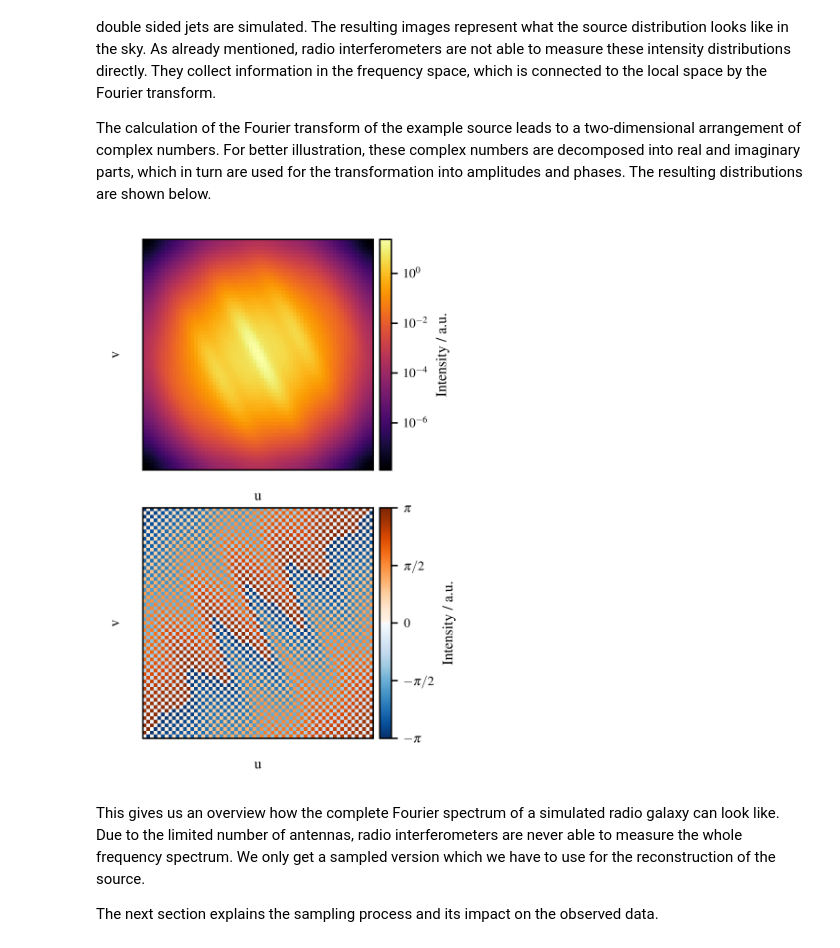
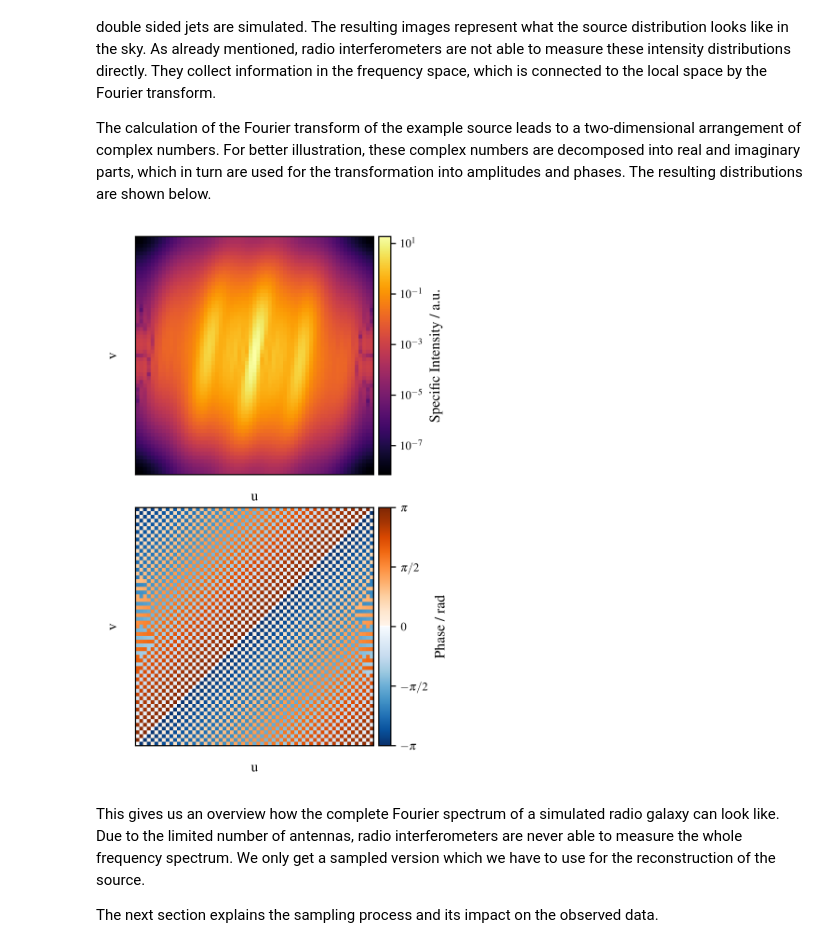
Before and after one commit to radionets-project/radionets, a Jupyter notebook: examples/00_observation_simulation.ipynb, the cells around one changed output. Saved outputs shown, nothing was run; the diff lists cells and outputs as text; code cells hidden in the pictures.

```diff
--- a/examples/00_observation_simulation.ipynb
+++ b/examples/00_observation_simulation.ipynb
@@ -30,10 +32,10 @@ from radionets.simulations.visualize_simulations import plot_source, plot_spectr
 # adjustments for paper plots
 import h5py
 import numpy as np
-f = h5py.File("../../noise/benchmark_data/source_test13.h5", "r")
+f = h5py.File("../../noise/benchmark_data/source_test8.h5", "r")
 s = np.array(f["sources"])
 sim_source = s[0]
-plt.style.use('./paper_small.rc')
+plt.style.use('./matplotlib_rcs/paper_small.rc')
 ###
 # sim_source = gaussian_source(create_grid(63, 1)[0])
 plot_source(sim_source, log=False, out_path="./build/simulation_visualization/simulated_source.pdf")
@@ -44,10 +46,10 @@ In the simulations, the sources are composed of individual gaussian components,
 
 The calculation of the Fourier transform of the example source leads to a two-dimensional arrangement of complex numbers. For better illustration, these complex numbers are decomposed into real and imaginary parts, which in turn are used for the transformation into amplitudes and phases. The resulting distributions are shown below.
 # %%
-plt.style.use('./paper_long.rc')
+plt.style.use('./matplotlib_rcs/paper_long.rc')
 plot_spectrum(ft(sim_source), out_path="./build/simulation_visualization/frequency_distribution.pdf")
 # %% [output]
-[figure, old version]
+[figure, new version]
 # %% [markdown]
 This gives us an overview how the complete Fourier spectrum of a simulated radio galaxy can look like. Due to the limited number of antennas, radio interferometers are never able to measure the whole frequency spectrum. We only get a sampled version which we have to use for the reconstruction of the source.
 
```
Also changed, not shown: parts of 9 cells of this notebook, 5 other files.
